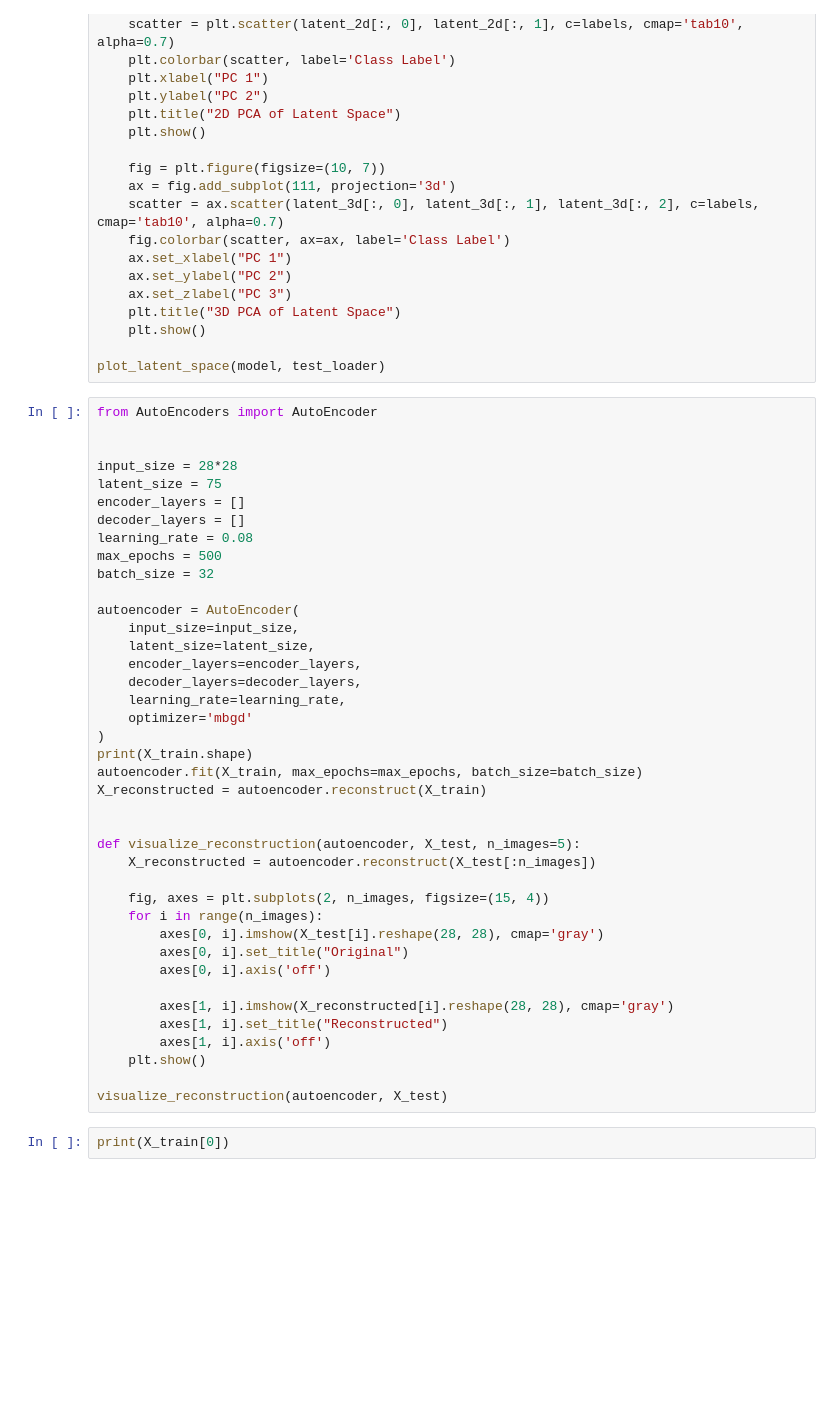
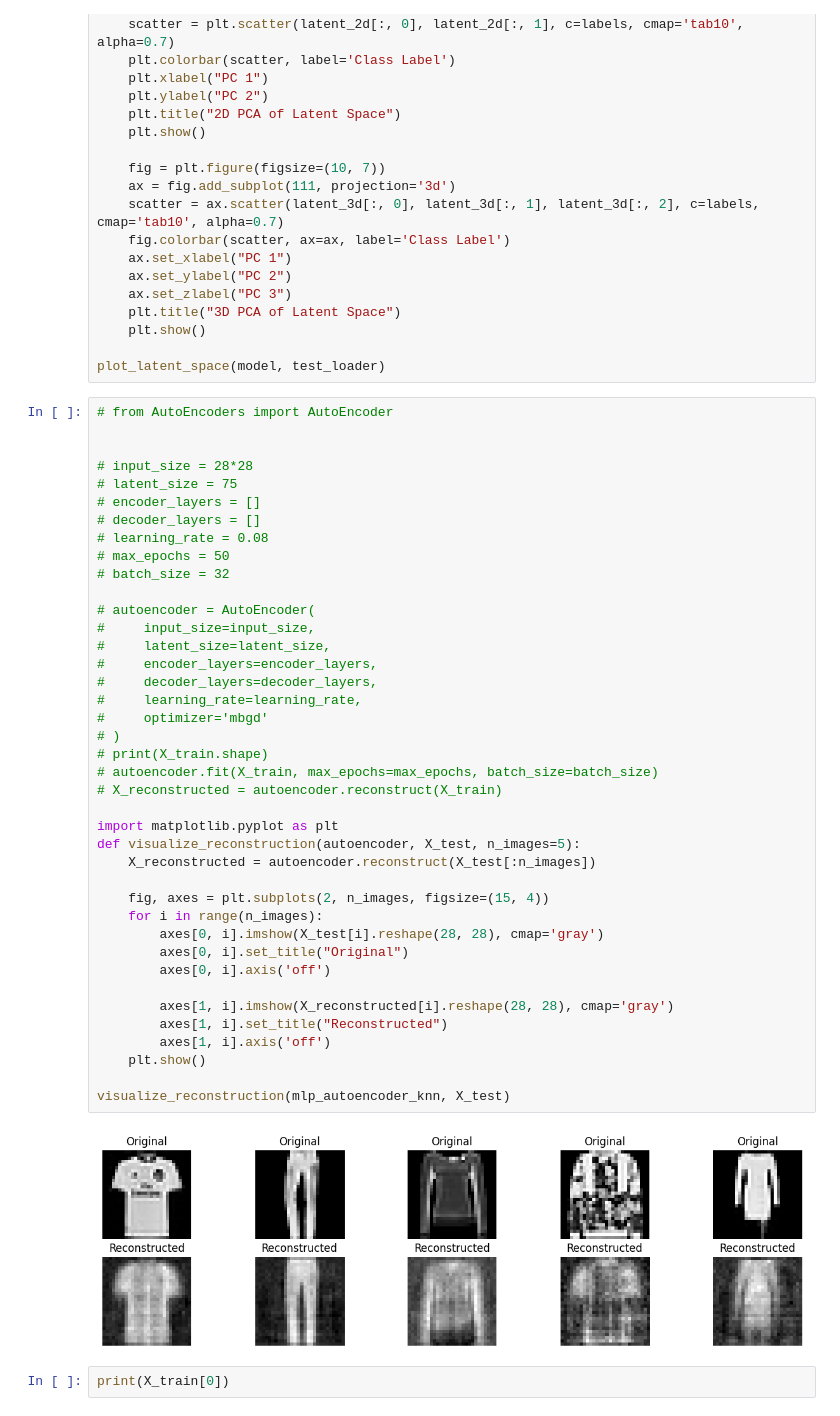
Before and after one commit to StarryBadger/ml-toolkit, a Jupyter notebook: assignments/4/AutoEncoder.ipynb, the cells around one changed output. Saved outputs shown, nothing was run; the diff lists cells and outputs as text; blank space fills up the shorter version.

```diff
--- a/assignments/4/AutoEncoder.ipynb
+++ b/assignments/4/AutoEncoder.ipynb
@@ -226,45 +226,47 @@ def plot_latent_space(model, data_loader, num_samples=1000):
 
 plot_latent_space(model, test_loader)
 # %%
-from AutoEncoders import AutoEncoder
+# from AutoEncoders import AutoEncoder
 
 
-input_size = 28*28
-latent_size = 75
-encoder_layers = []
-decoder_layers = []
-learning_rate = 0.08
-max_epochs = 500
-batch_size = 32
+# input_size = 28*28
+# latent_size = 75
+# encoder_layers = []
+# decoder_layers = []
+# learning_rate = 0.08
+# max_epochs = 50
+# batch_size = 32
 
-autoencoder = AutoEncoder(
-    input_size=input_size,
-    latent_size=latent_size,
-    encoder_layers=encoder_layers,
-    decoder_layers=decoder_layers,
-    learning_rate=learning_rate,
-    optimizer='mbgd'
-)
-print(X_train.shape)
-autoencoder.fit(X_train, max_epochs=max_epochs, batch_size=batch_size)
-X_reconstructed = autoencoder.reconstruct(X_train)
+# autoencoder = AutoEncoder(
+#     input_size=input_size,
+#     latent_size=latent_size,
+#     encoder_layers=encoder_layers,
+#     decoder_layers=decoder_layers,
+#     learning_rate=learning_rate,
+#     optimizer='mbgd'
+# )
+# print(X_train.shape)
+# autoencoder.fit(X_train, max_epochs=max_epochs, batch_size=batch_size)
+# X_reconstructed = autoencoder.reconstruct(X_train)
 
-
+import matplotlib.pyplot as plt
 def visualize_reconstruction(autoencoder, X_test, n_images=5):
     X_reconstructed = autoencoder.reconstruct(X_test[:n_images])
 
     fig, axes = plt.subplots(2, n_images, figsize=(15, 4))
     for i in range(n_images):
         axes[0, i].imshow(X_test[i].reshape(28, 28), cmap='gray')
         axes[0, i].set_title("Original")
         axes[0, i].axis('off')
 
         axes[1, i].imshow(X_reconstructed[i].reshape(28, 28), cmap='gray')
         axes[1, i].set_title("Reconstructed")
         axes[1, i].axis('off')
     plt.show()
 
-visualize_reconstruction(autoencoder, X_test)
+visualize_reconstruction(mlp_autoencoder_knn, X_test)
+# %% [output]
+[figure, added]
 # %%
 print(X_train[0])
 # %%
```
Also changed, not shown: parts of 3 cells of this notebook, 2 other files.
